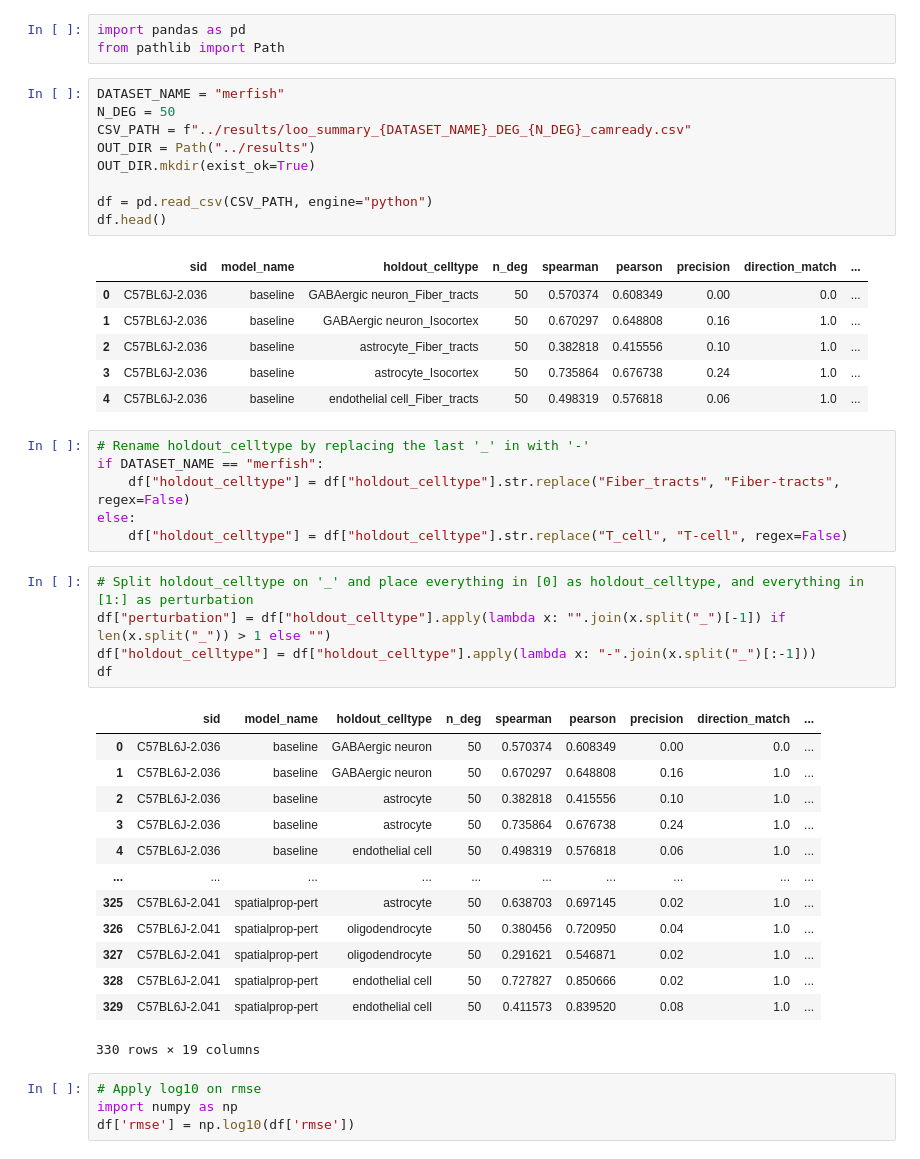
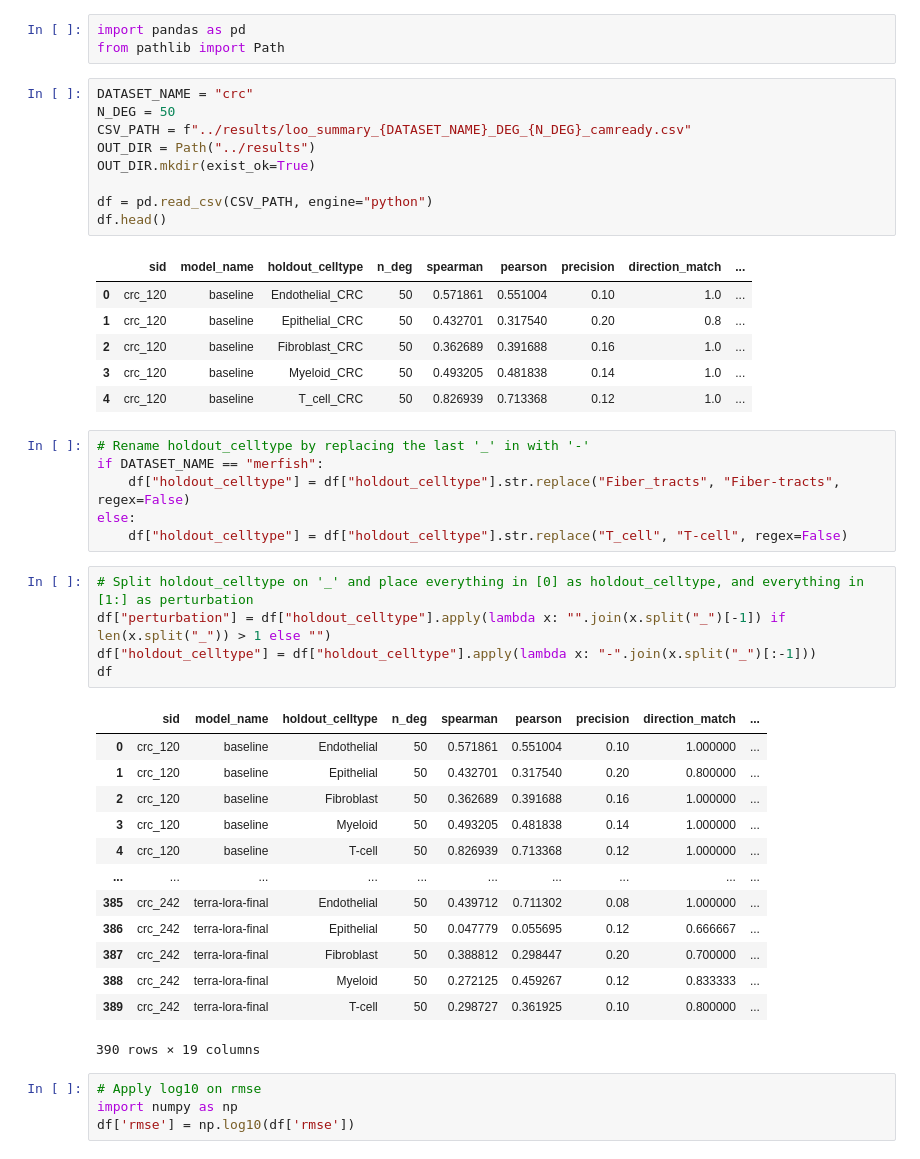
Before and after one commit to PMBio/cellina-reproducibility, a Jupyter notebook: notebooks/make_table.ipynb, the cells around one changed output. Drawn from its saved outputs; the diff is of its cells as text.

```diff
--- a/notebooks/make_table.ipynb
+++ b/notebooks/make_table.ipynb
@@ -15,21 +15,21 @@ Builds a NeurIPS-ready summary table from `results/loo_summary_deg_200.csv`.
 import pandas as pd
 from pathlib import Path
 # %%
-DATASET_NAME = "merfish"
+DATASET_NAME = "crc"
 N_DEG = 50
 CSV_PATH = f"../results/loo_summary_{DATASET_NAME}_DEG_{N_DEG}_camready.csv"
 OUT_DIR = Path("../results")
 OUT_DIR.mkdir(exist_ok=True)
 
 df = pd.read_csv(CSV_PATH, engine="python")
 df.head()
 # %% [output]
 |  | sid | model_name | holdout_celltype | n_deg | spearman | pearson | precision | direction_match | ... |
-| 0 | C57BL6J-2.036 | baseline | GABAergic neuron_Fiber_tracts | 50 | 0.570374 | 0.608349 | 0.00 | 0.0 | ... |
-| 1 | C57BL6J-2.036 | baseline | GABAergic neuron_Isocortex | 50 | 0.670297 | 0.648808 | 0.16 | 1.0 | ... |
-| 2 | C57BL6J-2.036 | baseline | astrocyte_Fiber_tracts | 50 | 0.382818 | 0.415556 | 0.10 | 1.0 | ... |
-| 3 | C57BL6J-2.036 | baseline | astrocyte_Isocortex | 50 | 0.735864 | 0.676738 | 0.24 | 1.0 | ... |
-| 4 | C57BL6J-2.036 | baseline | endothelial cell_Fiber_tracts | 50 | 0.498319 | 0.576818 | 0.06 | 1.0 | ... |
+| 0 | crc_120 | baseline | Endothelial_CRC | 50 | 0.571861 | 0.551004 | 0.10 | 1.0 | ... |
+| 1 | crc_120 | baseline | Epithelial_CRC | 50 | 0.432701 | 0.317540 | 0.20 | 0.8 | ... |
+| 2 | crc_120 | baseline | Fibroblast_CRC | 50 | 0.362689 | 0.391688 | 0.16 | 1.0 | ... |
+| 3 | crc_120 | baseline | Myeloid_CRC | 50 | 0.493205 | 0.481838 | 0.14 | 1.0 | ... |
+| 4 | crc_120 | baseline | T_cell_CRC | 50 | 0.826939 | 0.713368 | 0.12 | 1.0 | ... |
 # %%
 # Rename holdout_celltype by replacing the last '_' in with '-'
 if DATASET_NAME == "merfish":
@@ -43,18 +43,18 @@ df["holdout_celltype"] = df["holdout_celltype"].apply(lambda x: "-".join(x.split
 df
 # %% [output]
 |  | sid | model_name | holdout_celltype | n_deg | spearman | pearson | precision | direction_match | ... |
-| 0 | C57BL6J-2.036 | baseline | GABAergic neuron | 50 | 0.570374 | 0.608349 | 0.00 | 0.0 | ... |
-| 1 | C57BL6J-2.036 | baseline | GABAergic neuron | 50 | 0.670297 | 0.648808 | 0.16 | 1.0 | ... |
-| 2 | C57BL6J-2.036 | baseline | astrocyte | 50 | 0.382818 | 0.415556 | 0.10 | 1.0 | ... |
-| 3 | C57BL6J-2.036 | baseline | astrocyte | 50 | 0.735864 | 0.676738 | 0.24 | 1.0 | ... |
-| 4 | C57BL6J-2.036 | baseline | endothelial cell | 50 | 0.498319 | 0.576818 | 0.06 | 1.0 | ... |
+| 0 | crc_120 | baseline | Endothelial | 50 | 0.571861 | 0.551004 | 0.10 | 1.000000 | ... |
+| 1 | crc_120 | baseline | Epithelial | 50 | 0.432701 | 0.317540 | 0.20 | 0.800000 | ... |
+| 2 | crc_120 | baseline | Fibroblast | 50 | 0.362689 | 0.391688 | 0.16 | 1.000000 | ... |
+| 3 | crc_120 | baseline | Myeloid | 50 | 0.493205 | 0.481838 | 0.14 | 1.000000 | ... |
+| 4 | crc_120 | baseline | T-cell | 50 | 0.826939 | 0.713368 | 0.12 | 1.000000 | ... |
 | ... | ... | ... | ... | ... | ... | ... | ... | ... | ... |
-| 325 | C57BL6J-2.041 | spatialprop-pert | astrocyte | 50 | 0.638703 | 0.697145 | 0.02 | 1.0 | ... |
-| 326 | C57BL6J-2.041 | spatialprop-pert | oligodendrocyte | 50 | 0.380456 | 0.720950 | 0.04 | 1.0 | ... |
-| 327 | C57BL6J-2.041 | spatialprop-pert | oligodendrocyte | 50 | 0.291621 | 0.546871 | 0.02 | 1.0 | ... |
-| 328 | C57BL6J-2.041 | spatialprop-pert | endothelial cell | 50 | 0.727827 | 0.850666 | 0.02 | 1.0 | ... |
-| 329 | C57BL6J-2.041 | spatialprop-pert | endothelial cell | 50 | 0.411573 | 0.839520 | 0.08 | 1.0 | ... |
+| 385 | crc_242 | terra-lora-final | Endothelial | 50 | 0.439712 | 0.711302 | 0.08 | 1.000000 | ... |
+| 386 | crc_242 | terra-lora-final | Epithelial | 50 | 0.047779 | 0.055695 | 0.12 | 0.666667 | ... |
+| 387 | crc_242 | terra-lora-final | Fibroblast | 50 | 0.388812 | 0.298447 | 0.20 | 0.700000 | ... |
+| 388 | crc_242 | terra-lora-final | Myeloid | 50 | 0.272125 | 0.459267 | 0.12 | 0.833333 | ... |
+| 389 | crc_242 | terra-lora-final | T-cell | 50 | 0.298727 | 0.361925 | 0.10 | 0.800000 | ... |
-330 rows × 19 columns
+390 rows × 19 columns
 # %%
 # Apply log10 on rmse
 import numpy as np
```
Also changed, not shown: parts of 8 cells of this notebook, 11 other files.
